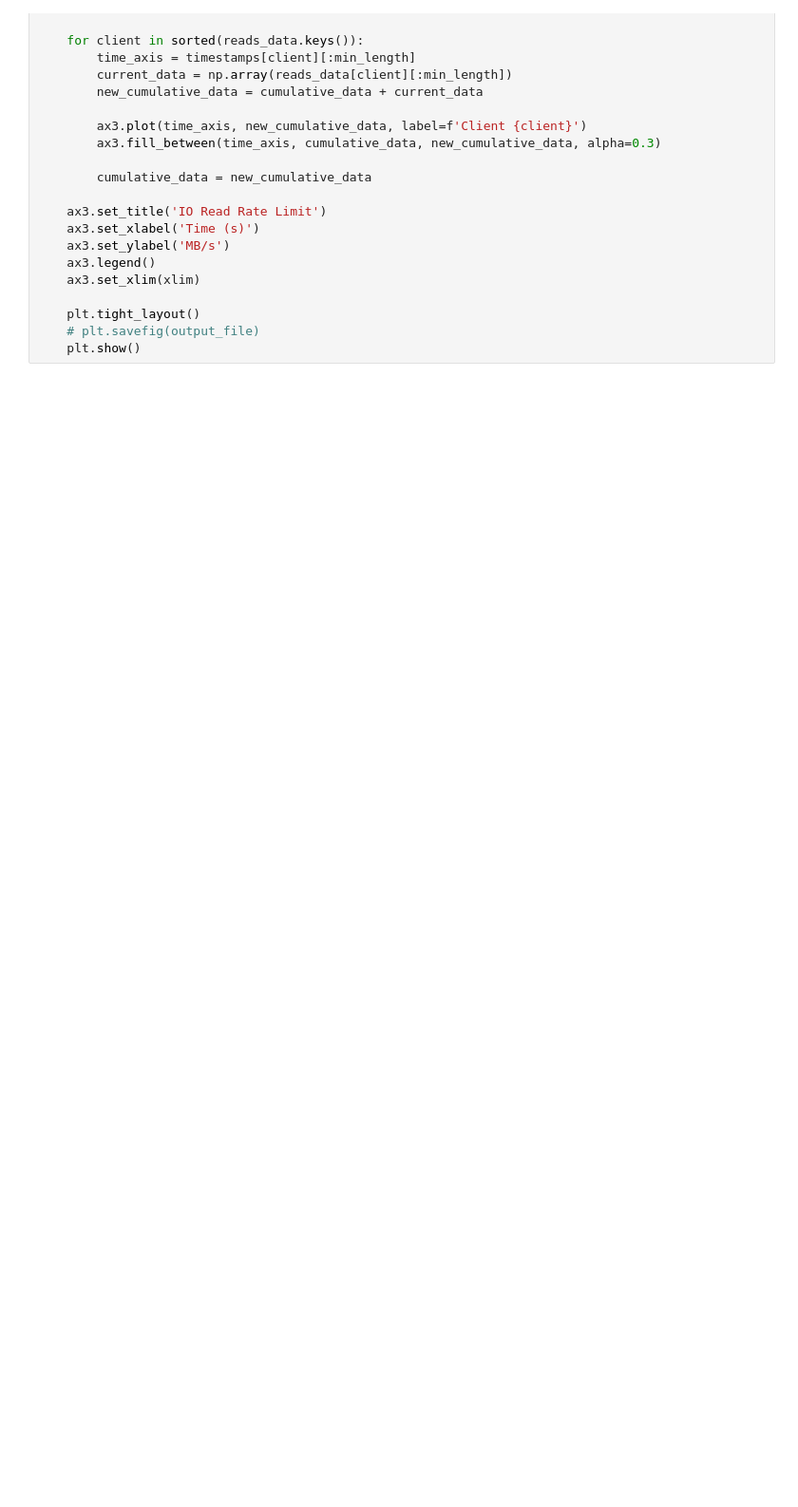
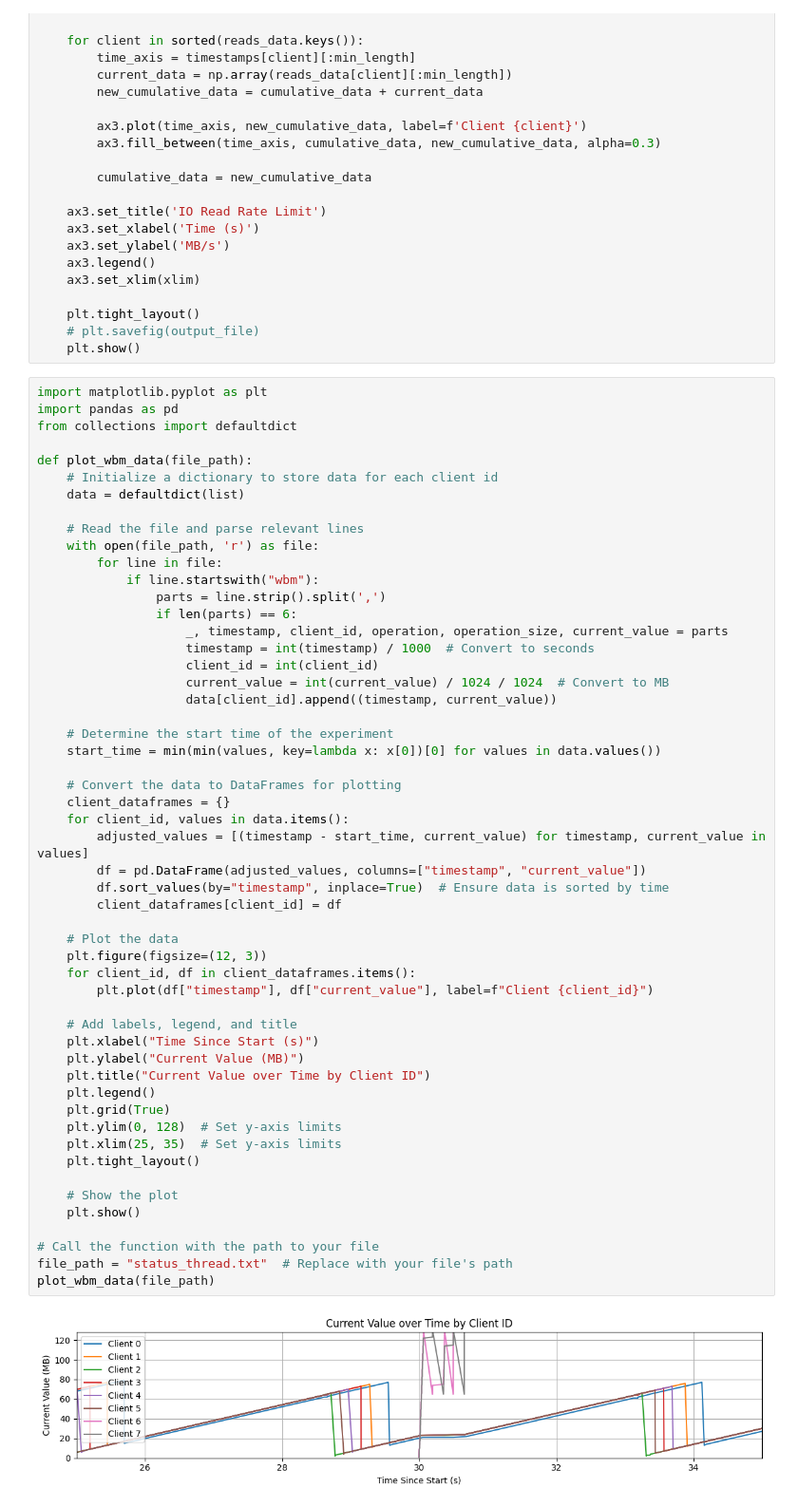
Before and after one commit to tyler-griggs/YCSB-cpp, a Jupyter notebook: analysis.ipynb, the cells around one changed output. Shown at 95% size. Drawn from its saved outputs; the diff is of its cells as text; blank space fills up the shorter version.

```diff
--- a/analysis.ipynb
+++ b/analysis.ipynb
@@ -842,6 +834,61 @@ def plot_rsched_stats(output_file, axs, start_time_s, xlim, fig_loc):
     plt.tight_layout()
     # plt.savefig(output_file)
     plt.show()
+# %%
+import matplotlib.pyplot as plt
+import pandas as pd
+from collections import defaultdict
+
+def plot_wbm_data(file_path):
+    # Initialize a dictionary to store data for each client id
+    data = defaultdict(list)
+
+    # Read the file and parse relevant lines
+    with open(file_path, 'r') as file:
+        for line in file:
+            if line.startswith("wbm"):
+                parts = line.strip().split(',')
+                if len(parts) == 6:
+                    _, timestamp, client_id, operation, operation_size, current_value = parts
+                    timestamp = int(timestamp) / 1000  # Convert to seconds
+                    client_id = int(client_id)
+                    current_value = int(current_value) / 1024 / 1024  # Convert to MB
+                    data[client_id].append((timestamp, current_value))
+
+    # Determine the start time of the experiment
+    start_time = min(min(values, key=lambda x: x[0])[0] for values in data.values())
+
+    # Convert the data to DataFrames for plotting
+    client_dataframes = {}
+    for client_id, values in data.items():
+        adjusted_values = [(timestamp - start_time, current_value) for timestamp, current_value in values]
+        df = pd.DataFrame(adjusted_values, columns=["timestamp", "current_value"])
+        df.sort_values(by="timestamp", inplace=True)  # Ensure data is sorted by time
+        client_dataframes[client_id] = df
+
+    # Plot the data
+    plt.figure(figsize=(12, 3))
+    for client_id, df in client_dataframes.items():
+        plt.plot(df["timestamp"], df["current_value"], label=f"Client {client_id}")
+
+    # Add labels, legend, and title
+    plt.xlabel("Time Since Start (s)")
+    plt.ylabel("Current Value (MB)")
+    plt.title("Current Value over Time by Client ID")
+    plt.legend()
+    plt.grid(True)
+    plt.ylim(0, 128)  # Set y-axis limits
+    plt.xlim(25, 35)  # Set y-axis limits
+    plt.tight_layout()
+
+    # Show the plot
+    plt.show()
+
+# Call the function with the path to your file
+file_path = "status_thread.txt"  # Replace with your file's path
+plot_wbm_data(file_path)
+# %% [output]
+[figure, added]
 # %%
 import time
 
```
Also changed, not shown: parts of 10 cells of this notebook, 6 other files.
